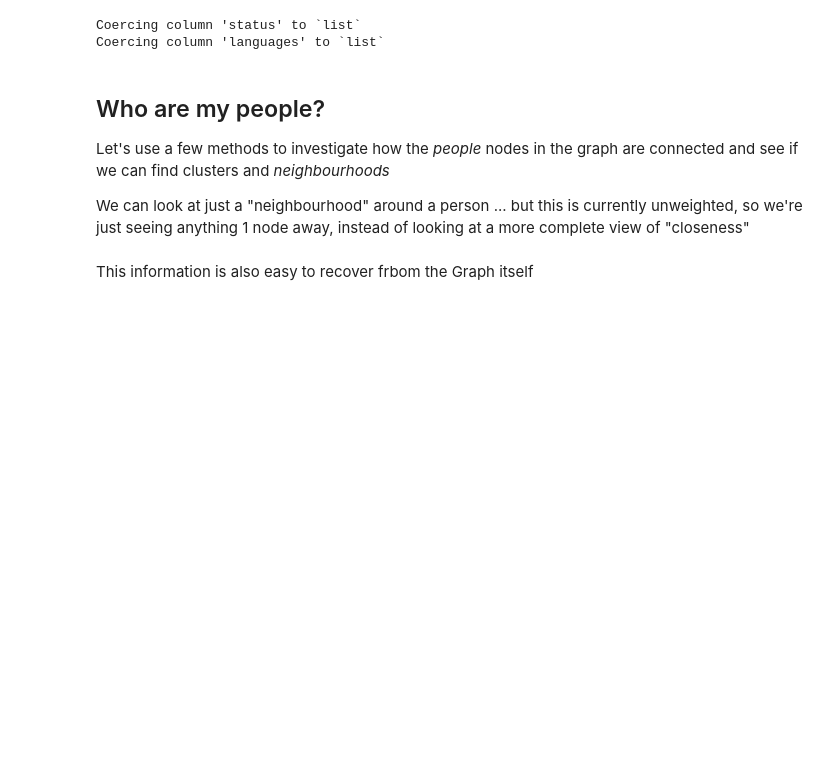
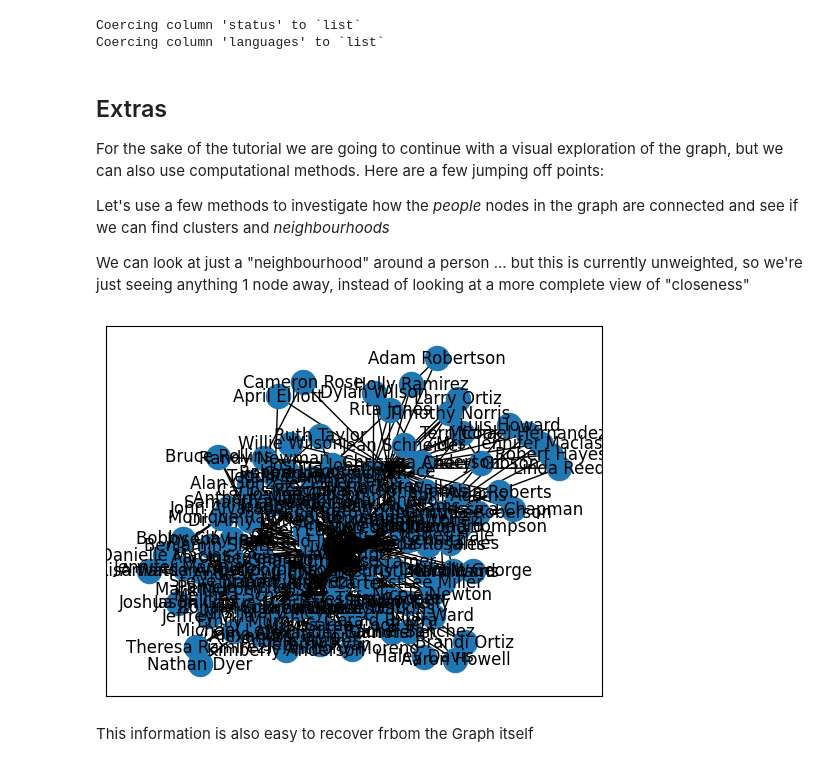
Before and after one commit to lucasdurand/network-graph-tutorial, a Jupyter notebook: Part 2 - Clustered Graph Attributes/Solution.ipynb, the cells around one changed output. Cells and saved outputs as stored; diff of their text form; code cells hidden in the pictures; blank space fills up the shorter version.

```diff
--- a/Part 2 - Clustered Graph Attributes/Solution.ipynb
+++ b/Part 2 - Clustered Graph Attributes/Solution.ipynb
@@ -54,14 +54,20 @@ px_plot_nx(G, height=800, hover_name="label", color="team", size="rank", with_ed
 Coercing column 'status' to `list`
 Coercing column 'languages' to `list`
 # %% [markdown]
-## Who are my people?
+## Extras
+
+For the sake of the tutorial we are going to continue with a visual exploration of the graph, but we can also use computational methods. Here are a few jumping off points:
 
 Let's use a few methods to investigate how the *people* nodes in the graph are connected and see if we can find clusters and *neighbourhoods*
 
 We can look at just a "neighbourhood" around a person ... but this is currently unweighted, so we're just seeing anything 1 node away, instead of looking at a more complete view of "closeness"
+# %%
+someone = list(G.nodes)[0]
 # %%
-ego = nx.ego_graph(G, "Lucas", undirected=True, radius=3)
+ego = nx.ego_graph(G, someone, undirected=True, radius=2)
 ego_people = nx.subgraph_view(ego, filter_node=just_people(G)).nodes()
 nx.draw_networkx(ego, nodelist=ego_people)
+# %% [output]
+[figure, added]
 # %% [markdown]
 This information is also easy to recover frbom the Graph itself
```
Also changed, not shown: parts of 11 cells of this notebook, 3 other files.
